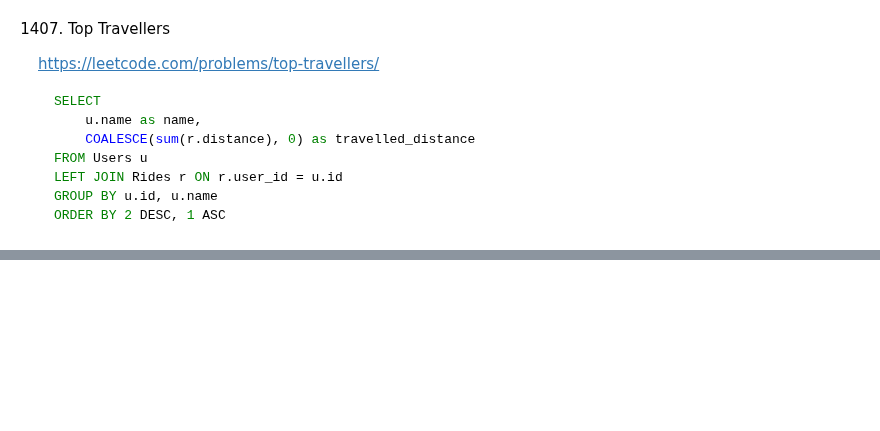
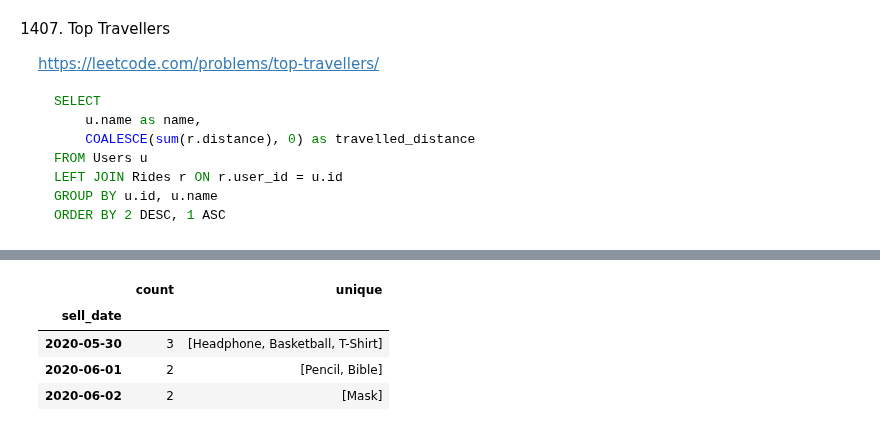
Before and after one commit to aleks-haksly/leetcode, a Jupyter notebook: pandas/pandas_easy.ipynb, the cells around one changed output, grey strips where cells are left out. Saved outputs shown, nothing was run; the diff lists cells and outputs as text; code cells hidden in the pictures; blank space fills up the shorter version.

```diff
--- a/pandas/pandas_easy.ipynb
+++ b/pandas/pandas_easy.ipynb
@@ -722,0 +749,8 @@ def top_travellers(users: pd.DataFrame, rides: pd.DataFrame) -> pd.DataFrame:
+# %%
+temp
+# %% [output]
+|  | count | unique |
+| sell_date |  |  |
+| 2020-05-30 | 3 | [Headphone, Basketball, T-Shirt] |
+| 2020-06-01 | 2 | [Pencil, Bible] |
+| 2020-06-02 | 2 | [Mask] |
```
Also changed, not shown: parts of 3 cells of this notebook.
